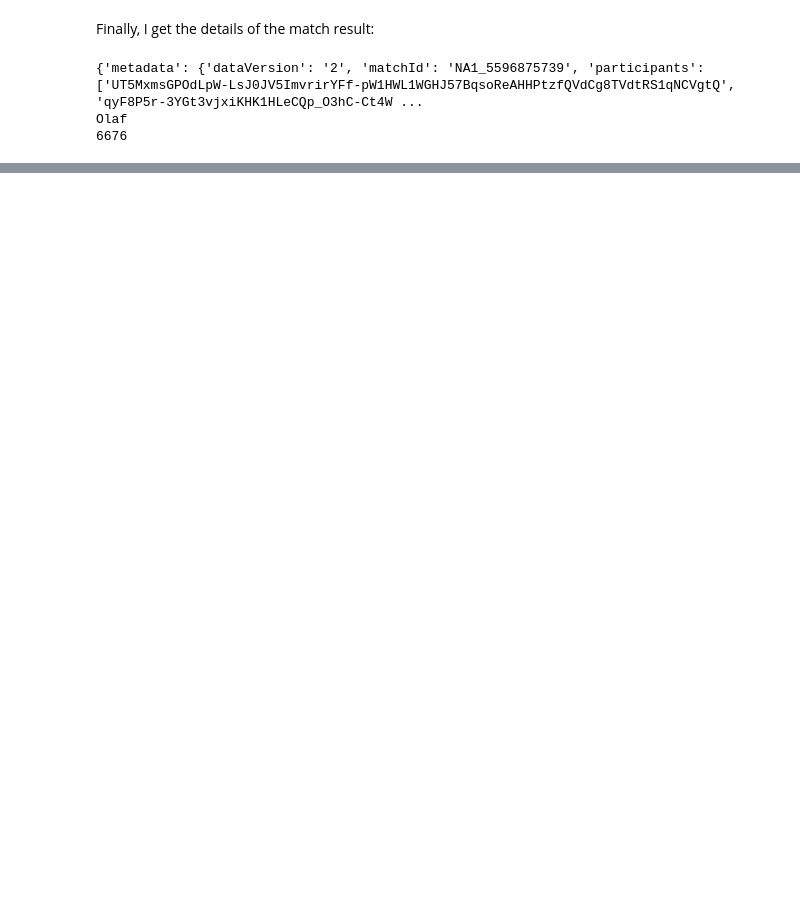
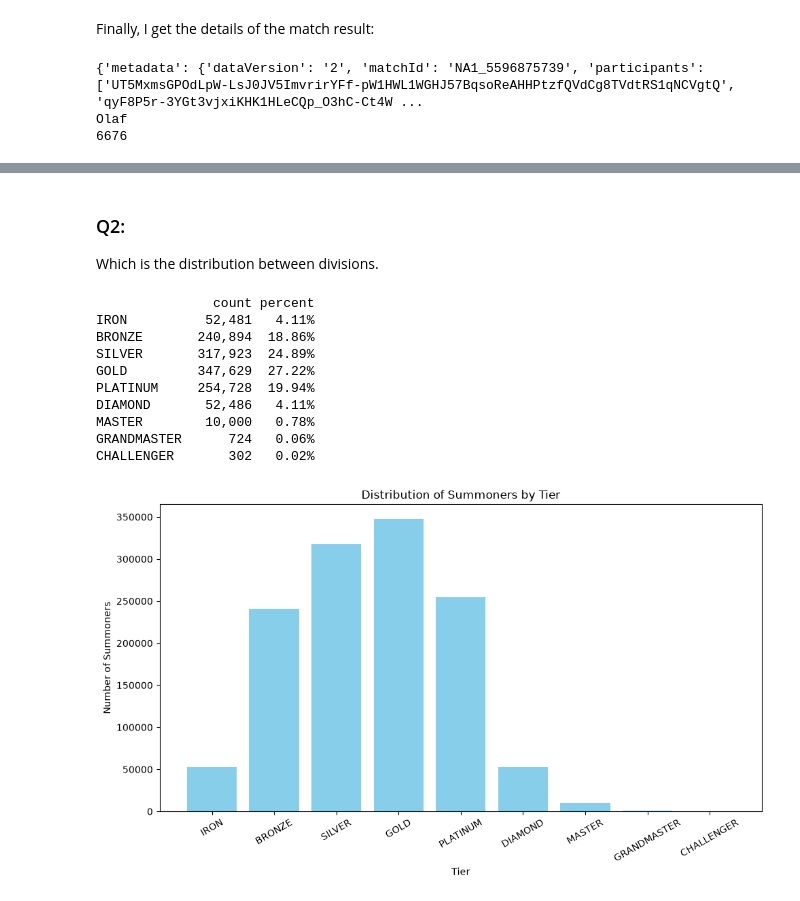
Before and after one commit to Feragon42/rift_oracle, a Jupyter notebook: data_exploration_notebooks/riot_api_exploration.ipynb, the cells around one changed output, grey strips where cells are left out. Saved outputs shown, nothing was run; the diff lists cells and outputs as text; code cells hidden in the pictures; blank space fills up the shorter version.

```diff
--- a/riot_api_exploration.ipynb
+++ b/data_exploration_notebooks/riot_api_exploration.ipynb
@@ -46,0 +166,40 @@ Olaf
+# %% [markdown]
+### Q2:
+
+Which is the distribution between divisions.
+# %%
+import matplotlib.pyplot as plt
+
+order = ['IRON', 'BRONZE', 'SILVER', 'GOLD', 'PLATINUM', 'DIAMOND', 'MASTER', 'GRANDMASTER', 'CHALLENGER']
+
+# Reorder data to match the intended tier order
+count = summoners_df["tier"].value_counts().reindex(order, fill_value=0)
+percentage = (count / count.sum() * 100).round(2)
+
+resumen_tier = pd.DataFrame({
+    "count": count.map(lambda x: f"{x:,}"),
+    "percent": percentage.map(lambda x: f"{x:.2f}%")
+}, index=order)
+
+print(resumen_tier)
+
+plt.figure(figsize=(10, 6))
+plt.bar(order, count.values, color='skyblue')
+plt.title("Distribution of Summoners by Tier")
+plt.xlabel("Tier")
+plt.ylabel("Number of Summoners")
+plt.xticks(rotation=30)
+plt.tight_layout()
+plt.show()
+# %% [output]
+               count percent
+IRON          52,481   4.11%
+BRONZE       240,894  18.86%
+SILVER       317,923  24.89%
+GOLD         347,629  27.22%
+PLATINUM     254,728  19.94%
+DIAMOND       52,486   4.11%
+MASTER        10,000   0.78%
+GRANDMASTER      724   0.06%
+CHALLENGER       302   0.02%
+[figure, added]
```
Also changed, not shown: parts of 8 cells of this notebook, 7 other files.
